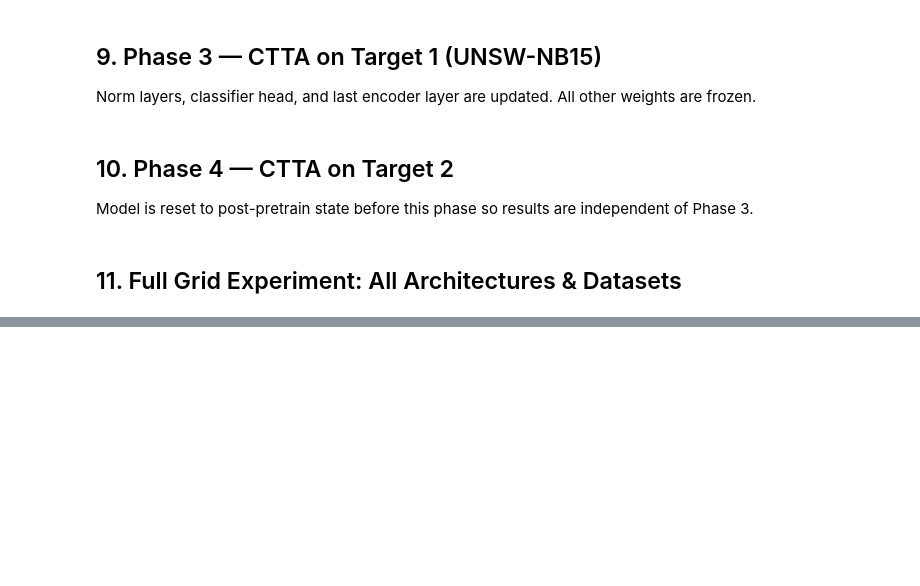
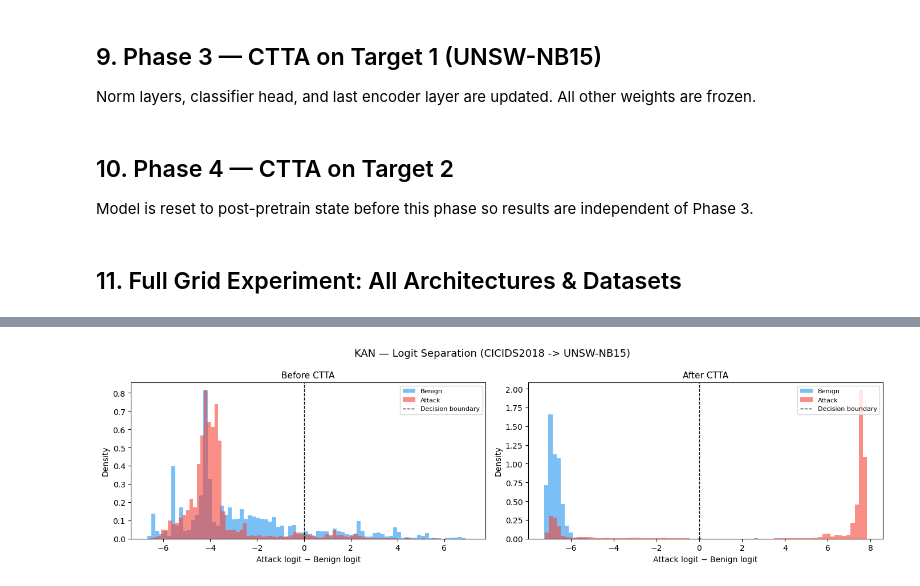
Before and after one commit to braim/nids-tta, a Jupyter notebook: colab/9-vis/NIDS_CTTA_VIS_8_0_0.ipynb, the cells around one changed output, grey strips where cells are left out. Saved outputs shown, nothing was run; the diff lists cells and outputs as text; code cells hidden in the pictures; blank space fills up the shorter version.

```diff
--- a/colab/9-vis/NIDS_CTTA_VIS_8_0_0.ipynb
+++ b/colab/9-vis/NIDS_CTTA_VIS_8_0_0.ipynb
@@ -73,7 +73,7 @@ torch.backends.cudnn.deterministic = True
 SPLINE_TRUE     = True
 
 # ── Data ──────────────────────────────────────────────────────────────────────
-SAMPLE_N        = 1000_000
+SAMPLE_N        = 100_000    # make 1000_000
 ################################################################################
 BATCH_SIZE      = 256
 TTA_BATCH_SIZE  = 512        # larger batches = more stable gradient estimates
@@ -82,7 +82,7 @@ TTA_BATCH_SIZE  = 512        # larger batches = more stable gradient estimates
 LATENT_DIM      = 32
 
 # ── Pre-training ──────────────────────────────────────────────────────────────
-PRETRAIN_EPOCHS = 20
+PRETRAIN_EPOCHS = 5 # make 20
 PRETRAIN_LR     = 1e-3
 WEIGHT_DECAY    = 1e-4
 RECON_W         = 0.5        # reconstruction regularises encoder for transfer
@@ -130,7 +130,7 @@ def engineer_features(df: pl.DataFrame) -> pl.DataFrame:
 
 
 def load_dataset(dataset_name: str, sample_n: int = None):
-    """Download dataset and return (X, y). Uses random sampling."""
+    """Download dataset and return (X, y, feature_names). Uses random sampling."""
     print(f'[Data] Loading {dataset_name} ...')
     path = kagglehub.dataset_download(dataset_name)
     csv_files = [
@@ -144,10 +144,11 @@ def load_dataset(dataset_name: str, sample_n: int = None):
     label_col = next((c for c in df.columns if c.lower() == 'label'), None)
     y = df[label_col].to_numpy().astype(np.int64) if label_col else np.zeros(df.height, dtype=np.int64)
     df = engineer_features(df)
+    feature_names = df.columns
     X  = df.to_numpy().astype(np.float32)
     X  = np.nan_to_num(X, nan=0.0, posinf=0.0, neginf=0.0)
     print(f'   -> Shape: {X.shape} | Attack rate: {np.mean(y):.2%}')
-    return X, y
+    return X, y, feature_names
 
 
 def make_source_loaders(X, y):
@@ -900,39 +901,56 @@ import gc
 import matplotlib.pyplot as plt
 import datetime
 
+def plot_adaptation_trajectory(trajectories, src_name):
+    plt.figure(figsize=(10, 5))
+    for tgt_name, traj in trajectories.items():
+        if traj:
+            batches, f1_scores = zip(*traj)
+            plt.plot(batches, f1_scores, marker='o', label=f'Target: {tgt_name}')
+    plt.title(f'CTTA Adaptation Trajectory (Source: {src_name})', fontsize=13)
+    plt.xlabel('Batches Processed')
+    plt.ylabel('Streaming F1 Score')
+    plt.grid(True, alpha=0.3)
+    plt.legend()
+    plt.tight_layout()
+    plt.show()
+
 def run_all_visualizations(model_state, model, stream_loader, pool_loader, src_name, tgt_name, device, feature_names):
     print(f"\n--- Running KAN Visualizations: {src_name} -> {tgt_name} ---")
     after_state = {k: v.clone() for k, v in model.state_dict().items()}
 
     try:
-        # 1. Logit Separation
-        fig, axes = plt.subplots(1, 2, figsize=(14, 4))
-        fig.suptitle(f'KAN — Logit Separation ({src_name} -> {tgt_name})', fontsize=13)
-        model.load_state_dict(model_state)
-        plot_logit_separation(model, stream_loader, device, 'Before CTTA', axes[0])
-        model.load_state_dict(after_state)
-        plot_logit_separation(model, stream_loader, device, 'After CTTA', axes[1])
-        plt.tight_layout()
-        plt.show()
+        # 1. Logit Separation (only for one selected DS )
+        if tgt_name == 'UNSW-NB15':
+            fig, axes = plt.subplots(1, 2, figsize=(14, 4))
+            fig.suptitle(f'KAN — Logit Separation ({src_name} -> {tgt_name})', fontsize=13)
+            model.load_state_dict(model_state)
+            plot_logit_separation(model, stream_loader, device, 'Before CTTA', axes[0])
+            model.load_state_dict(after_state)
+            plot_logit_separation(model, stream_loader, device, 'After CTTA', axes[1])
+            plt.tight_layout()
+            plt.show()
 
-        # 2. KAN Spline Activations
-        fig, axes = plt.subplots(4, 4, figsize=(16, 14))
-        fig.suptitle(f'KAN Spline Activations — Before vs After CTTA ({src_name} -> {tgt_name})', fontsize=13)
-        latent_names = [f'Latent {i}' for i in range(64)]
-        model.load_state_dict(model_state)
-        visualize_kan_layer(model, 0, feature_names, axes[0], 'First Layer\n(Before)', top_k=4)
-        visualize_kan_layer(model, -1, latent_names, axes[1], 'Last Layer\n(Before)', top_k=4)
-        model.load_state_dict(after_state)
-        visualize_kan_layer(model, 0, feature_names, axes[2], 'First Layer\n(After)', top_k=4)
-        visualize_kan_layer(model, -1, latent_names, axes[3], 'Last Layer\n(After)', top_k=4)
-        plt.tight_layout()
-        plt.show()
+        # 2. KAN Spline Activations (only for one selected DS)
+        if tgt_name == 'CICIDS2018':
+            fig, axes = plt.subplots(4, 4, figsize=(16, 14))
+            fig.suptitle(f'KAN Spline Activations — Before vs After CTTA ({src_name} -> {tgt_name})', fontsize=13)
+            latent_names = [f'Latent {i}' for i in range(64)]
+            model.load_state_dict(model_state)
+            visualize_kan_layer(model, 0, feature_names, axes[0], 'First Layer\n(Before)', top_k=4)
+            visualize_kan_layer(model, -1, latent_names, axes[1], 'Last Layer\n(Before)', top_k=4)
+            model.load_state_dict(after_state)
+            visualize_kan_layer(model, 0, feature_names, axes[2], 'First Layer\n(After)', top_k=4)
+            visualize_kan_layer(model, -1, latent_names, axes[3], 'Last Layer\n(After)', top_k=4)
+            plt.tight_layout()
+            plt.show()
 
         # 3. Sankey Diagram
-        model.load_state_dict(model_state)
-        plot_importance_sankey(model, feature_names, f'KAN Encoder Flow (Before: {src_name})')
-        model.load_state_dict(after_state)
-        plot_importance_sankey(model, feature_names, f'KAN Encoder Flow (After: {tgt_name})')
+        if tgt_name == 'ToN-IoT' and src_name == 'CICIDS2018':
+            model.load_state_dict(model_state)
+            plot_importance_sankey(model, feature_names, f'KAN Encoder Flow (Before: {src_name})')
+            model.load_state_dict(after_state)
+            plot_importance_sankey(model, feature_names, f'KAN Encoder Flow (After: {tgt_name})')
     except Exception as e:
         print(f"Visualization skipped or failed: {e}")
     finally:
@@ -955,7 +973,7 @@ for arch in architectures:
         print('=' * 80)
 
         # 1. Load Source
-        X_src, y_src = load_dataset(src_path, sample_n=SAMPLE_N)
+        X_src, y_src, feature_names = load_dataset(src_path, sample_n=SAMPLE_N)
         input_dim = X_src.shape[1]
         loader_src_train, loader_src_test, source_scaler = make_source_loaders(X_src, y_src)
         del X_src, y_src; gc.collect()
@@ -969,12 +987,14 @@ for arch in architectures:
         # 3. Determine Targets
         targets = {k: v for k, v in datasets.items() if k != src_name}
 
+        trajectories = {}
+
         for tgt_name, tgt_path in targets.items():
             print('-' * 80)
             timestamp = datetime.datetime.now().strftime("%Y-%m-%d %H:%M:%S")
             print(f'\n--- [{timestamp}] Executing | Arch: {arch.upper()} | Source: {src_name} -> Target: {tgt_name} ---')
 
-            X_tgt, y_tgt = load_dataset(tgt_path, sample_n=SAMPLE_N)
+            X_tgt, y_tgt, _ = load_dataset(tgt_path, sample_n=SAMPLE_N)
 
             # Using source scaler for consistency
             pool_tgt_src_sc, stream_tgt_src_sc = make_target_loaders(X_tgt, y_tgt, external_scaler=source_scaler)
@@ -994,9 +1014,12 @@ for arch in architectures:
                 params_to_protect = get_spline_only_params(model) if SPLINE_TRUE else get_trainable_params(model)
                 kan_ret = KAN_Retention(model, loader_src_test, device, params_to_protect)
 
-            preds_ctta, labels_ctta, _ = run_ctta(
+            preds_ctta, labels_ctta, traj_ctta = run_ctta(
                 model, stream_tgt_src_sc, pool_tgt_src_sc, device, spline_only=SPLINE_TRUE
             )
+
+            trajectories[tgt_name] = traj_ctta
+
             ctta_f1 = f1_score(labels_ctta, preds_ctta, zero_division=0)
             ctta_acc = accuracy_score(labels_ctta, preds_ctta)
             print(f'[CTTA] {tgt_name} - F1: {ctta_f1:.4f} | Acc: {ctta_acc:.4f}')
@@ -1019,6 +1042,10 @@ for arch in architectures:
                 'Retention Penalty': retention_val
             })
 
+        # Plot adaptation trajectory for KAN from CICIDS2018
+        if arch == 'kan' and src_name == 'CICIDS2018':
+            plot_adaptation_trajectory(trajectories, src_name)
+
 # Display overall results
 results_df = pd.DataFrame(results)
 display(results_df)
@@ -1043,0 +1092 @@ NameError: name 'feature_names' is not defined
+[figure, added]
```
Also changed, not shown: parts of 1 cell of this notebook.
